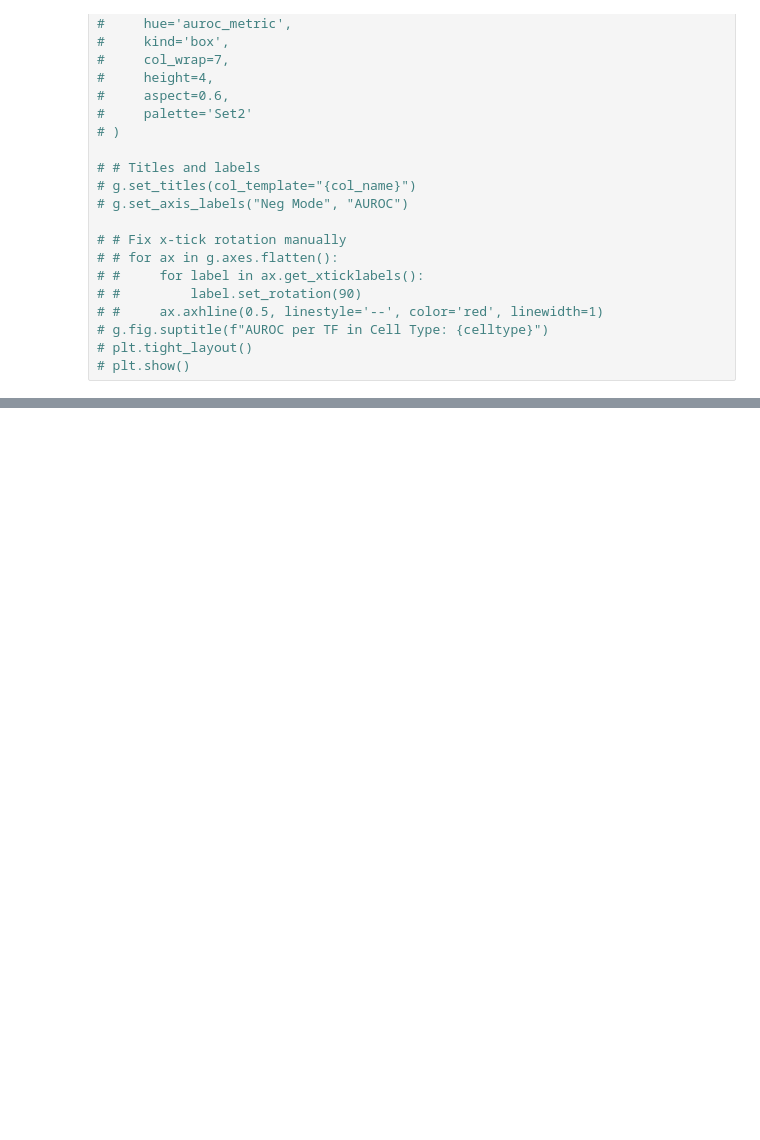
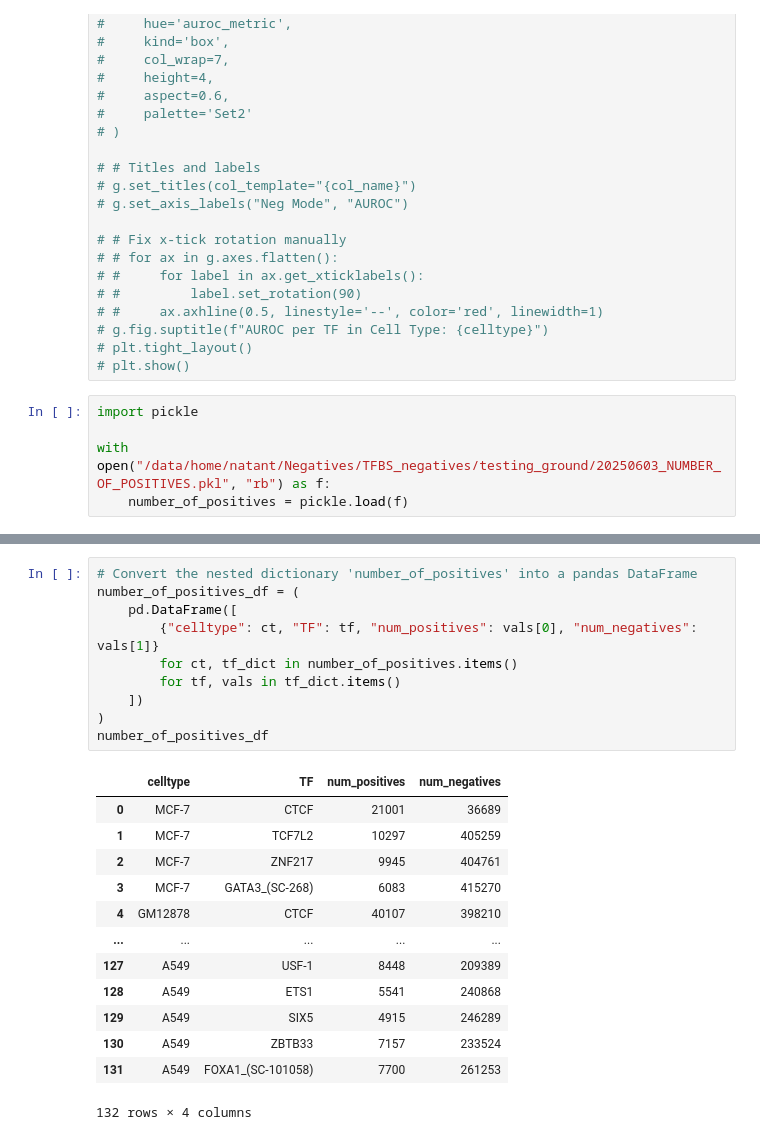
Before and after one commit to NatanTourne/TFBS-negatives, a Jupyter notebook: Results/20250526_full_run_2.ipynb, the cells around one changed output, grey strips where cells are left out. Drawn from its saved outputs; the diff is of its cells as text; blank space fills up the shorter version.

```diff
--- a/Results/20250526_full_run_2.ipynb
+++ b/Results/20250526_full_run_2.ipynb
@@ -1058,3 +1058,8 @@ g = sns.catplot(
 # g.fig.suptitle(f"AUROC per TF in Cell Type: {celltype}")
 # plt.tight_layout()
 # plt.show()
+# %%
+import pickle
+
+with open("/data/home/natant/Negatives/TFBS_negatives/testing_ground/20250603_NUMBER_OF_POSITIVES.pkl", "rb") as f:
+    number_of_positives = pickle.load(f)
@@ -1060,0 +1086,24 @@ g = sns.catplot(
+# %%
+# Convert the nested dictionary 'number_of_positives' into a pandas DataFrame
+number_of_positives_df = (
+    pd.DataFrame([
+        {"celltype": ct, "TF": tf, "num_positives": vals[0], "num_negatives": vals[1]}
+        for ct, tf_dict in number_of_positives.items()
+        for tf, vals in tf_dict.items()
+    ])
+)
+number_of_positives_df
+# %% [output]
+|  | celltype | TF | num_positives | num_negatives |
+| 0 | MCF-7 | CTCF | 21001 | 36689 |
+| 1 | MCF-7 | TCF7L2 | 10297 | 405259 |
+| 2 | MCF-7 | ZNF217 | 9945 | 404761 |
+| 3 | MCF-7 | GATA3_(SC-268) | 6083 | 415270 |
+| 4 | GM12878 | CTCF | 40107 | 398210 |
+| ... | ... | ... | ... | ... |
+| 127 | A549 | USF-1 | 8448 | 209389 |
+| 128 | A549 | ETS1 | 5541 | 240868 |
+| 129 | A549 | SIX5 | 4915 | 246289 |
+| 130 | A549 | ZBTB33 | 7157 | 233524 |
+| 131 | A549 | FOXA1_(SC-101058) | 7700 | 261253 |
+132 rows × 4 columns
```
Also changed, not shown: parts of 2 cells of this notebook, 5 other files.
